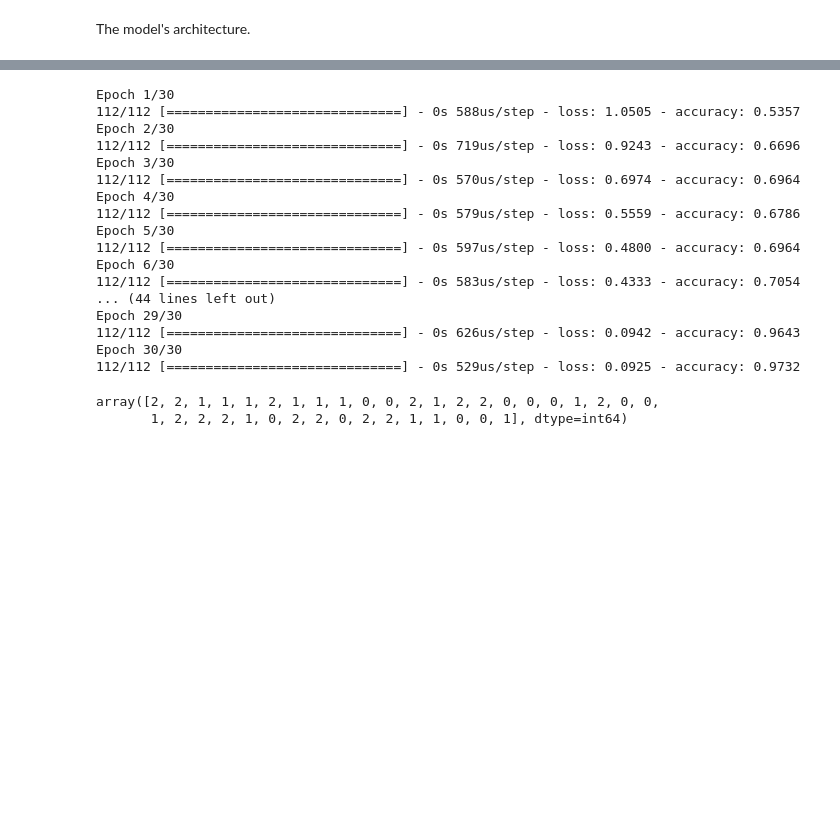
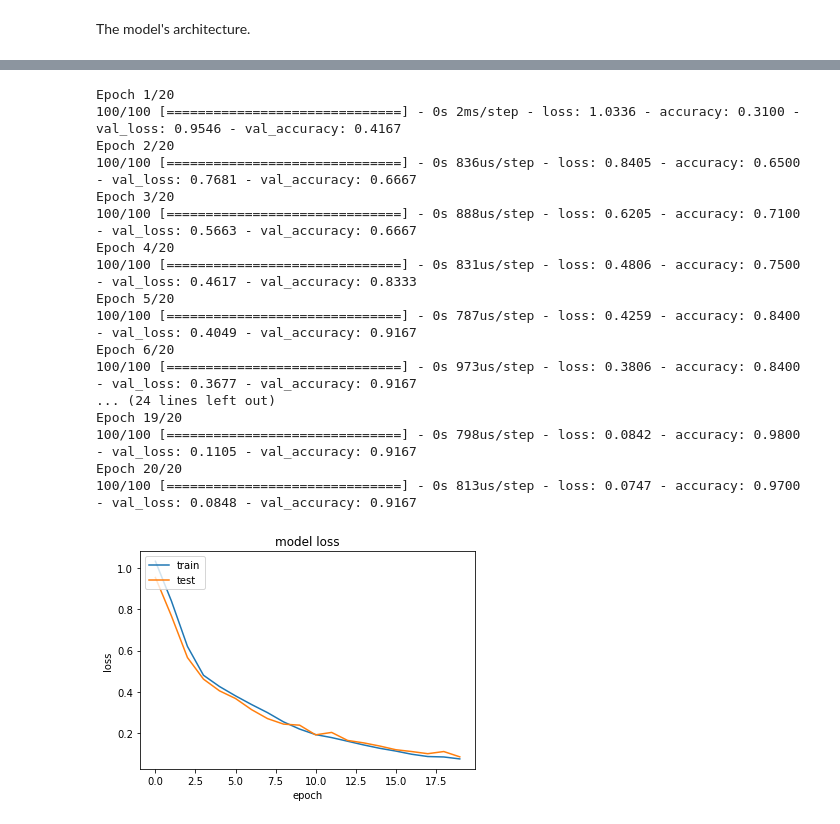
Before and after one commit to BorutFlis/Scripts, a Jupyter notebook: RNN - Multiclass Grid Search.ipynb, the cells around one changed output, grey strips where cells are left out. Cells and saved outputs as stored; diff of their text form; code cells hidden in the pictures; blank space fills up the shorter version.

```diff
--- a/RNN - Multiclass Grid Search.ipynb
+++ b/RNN - Multiclass Grid Search.ipynb
@@ -54,28 +116,35 @@ def create_model(optimizer="sgd"):
 # %%
 from sklearn.model_selection import train_test_split
 
-X_train, X_test, y_train, y_test = train_test_split(X, y)
+X_train, X_test, y_train, y_test = train_test_split(X, y, stratify=y)
 
-model = create_model()
-model.fit(X_train, y_train, batch_size=1, epochs=30)
+model = create_model("adam")
+history = model.fit(X_train, y_train, validation_split=0.1, batch_size=1, epochs=20)
+
+plt.plot(history.history['loss'])
+plt.plot(history.history['val_loss'])
+plt.title('model loss')
+plt.ylabel('loss')
+plt.xlabel('epoch')
+plt.legend(['train', 'test'], loc='upper left')
+plt.show()
 # %% [output]
-Epoch 1/30
-112/112 [==============================] - 0s 588us/step - loss: 1.0505 - accuracy: 0.5357
-Epoch 2/30
-112/112 [==============================] - 0s 719us/step - loss: 0.9243 - accuracy: 0.6696
-Epoch 3/30
-112/112 [==============================] - 0s 570us/step - loss: 0.6974 - accuracy: 0.6964
-Epoch 4/30
-112/112 [==============================] - 0s 579us/step - loss: 0.5559 - accuracy: 0.6786
-Epoch 5/30
-112/112 [==============================] - 0s 597us/step - loss: 0.4800 - accuracy: 0.6964
-Epoch 6/30
-112/112 [==============================] - 0s 583us/step - loss: 0.4333 - accuracy: 0.7054
-... (44 lines left out)
-Epoch 29/30
-112/112 [==============================] - 0s 626us/step - loss: 0.0942 - accuracy: 0.9643
-Epoch 30/30
-112/112 [==============================] - 0s 529us/step - loss: 0.0925 - accuracy: 0.9732
+Epoch 1/20
+100/100 [==============================] - 0s 2ms/step - loss: 1.0336 - accuracy: 0.3100 - val_loss: 0.9546 - val_accuracy: 0.4167
+Epoch 2/20
+100/100 [==============================] - 0s 836us/step - loss: 0.8405 - accuracy: 0.6500 - val_loss: 0.7681 - val_accuracy: 0.6667
+Epoch 3/20
+100/100 [==============================] - 0s 888us/step - loss: 0.6205 - accuracy: 0.7100 - val_loss: 0.5663 - val_accuracy: 0.6667
+Epoch 4/20
+100/100 [==============================] - 0s 831us/step - loss: 0.4806 - accuracy: 0.7500 - val_loss: 0.4617 - val_accuracy: 0.8333
+Epoch 5/20
+100/100 [==============================] - 0s 787us/step - loss: 0.4259 - accuracy: 0.8400 - val_loss: 0.4049 - val_accuracy: 0.9167
+Epoch 6/20
+100/100 [==============================] - 0s 973us/step - loss: 0.3806 - accuracy: 0.8400 - val_loss: 0.3677 - val_accuracy: 0.9167
+... (24 lines left out)
+Epoch 19/20
+100/100 [==============================] - 0s 798us/step - loss: 0.0842 - accuracy: 0.9800 - val_loss: 0.1105 - val_accuracy: 0.9167
+Epoch 20/20
+100/100 [==============================] - 0s 813us/step - loss: 0.0747 - accuracy: 0.9700 - val_loss: 0.0848 - val_accuracy: 0.9167
-array([2, 2, 1, 1, 1, 2, 1, 1, 1, 0, 0, 2, 1, 2, 2, 0, 0, 0, 1, 2, 0, 0,
-       1, 2, 2, 2, 1, 0, 2, 2, 0, 2, 2, 1, 1, 0, 0, 1], dtype=int64)
+[figure, added]
 # %%
```
Also changed, not shown: parts of 11 cells of this notebook.
